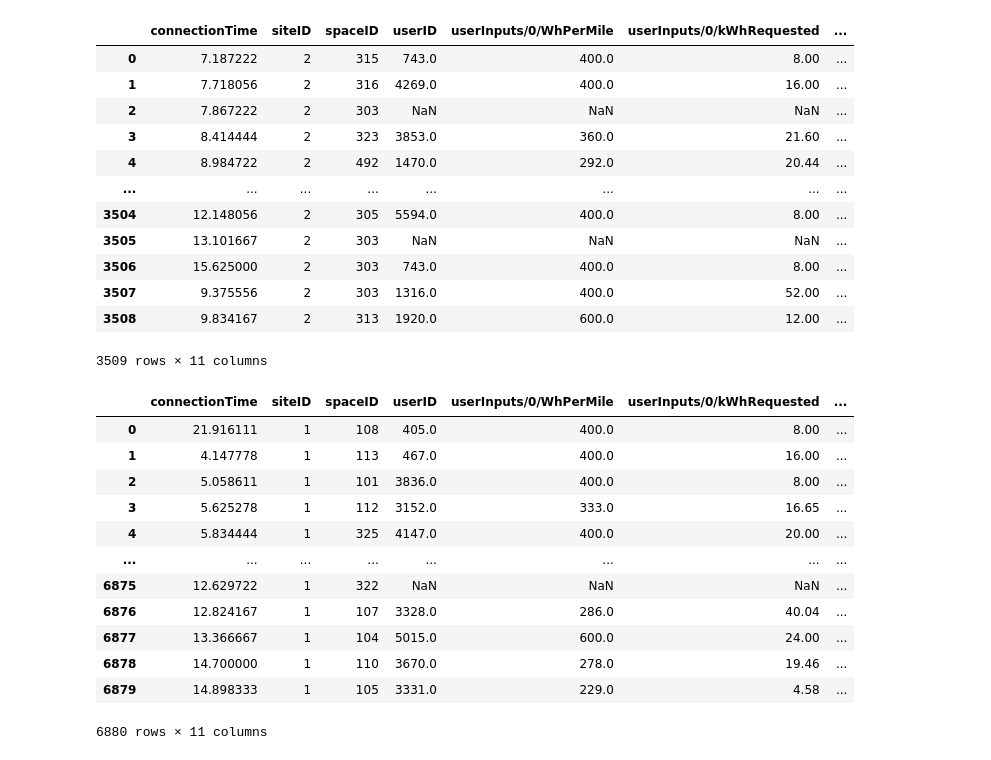
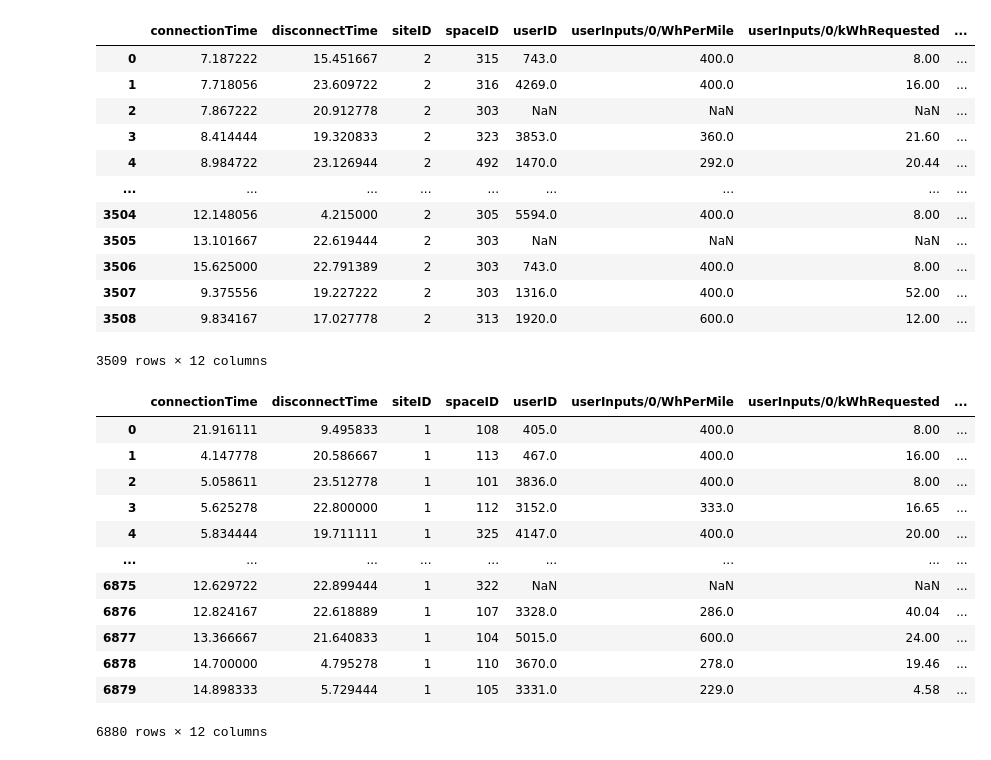
Before and after one commit to ThijsD-02/Machine-Learning-AI-Assignment-ME44312, a Jupyter notebook: regression and neural network notebook.ipynb, the cells around one changed output. Saved outputs shown, nothing was run; the diff lists cells and outputs as text; code cells hidden in the pictures.

```diff
--- a/regression and neural network notebook.ipynb
+++ b/regression and neural network notebook.ipynb
@@ -4,60 +4,61 @@ import pytz
 
 data = pd.read_csv("Data/acndata_sessions 2019_11 till 2020_5 caltech.csv")
 data.shape[1]
-df = data.drop(data.columns[20:93], axis=1)
-df = df.drop(df.columns[[0,1,3,4,5,6]], axis = 1)
-df = df.drop(df.columns[[4,13]], axis = 1)
-df = df.drop(df.columns[[3]], axis = 1)
+df = data.drop(data.columns[19:93], axis=1)
+df = df.drop(df.columns[[0,1,4,5,6,9,10]], axis = 1)
 
 # Define time zones
 gmt_tz = pytz.timezone("GMT")  # UTC/GMT
 pacific_tz = pytz.timezone("America/Los_Angeles")  # PST/PDT
 
 # Convert relevant datetime columns
 time_columns = ["connectionTime", "userInputs/0/modifiedAt", "userInputs/0/requestedDeparture"]  # Adjust based on your dataset
 
 for col in time_columns:
     df[col] = pd.to_datetime(df[col], errors="coerce")  # Convert to datetime
     df[col] = df[col].dt.tz_localize(gmt_tz, ambiguous="NaT", nonexistent="NaT")  # Assign GMT
     df[col] = df[col].dt.tz_convert(pacific_tz)  # Convert to PST/PDT
 
 df['connectionTime'] = pd.to_datetime(df['connectionTime'])
 df['connectionTime'] = df['connectionTime'].dt.hour + df['connectionTime'].dt.minute / 60 + df['connectionTime'].dt.second / 3600
 
 df["userInputs/0/modifiedAt"] = pd.to_datetime(df['userInputs/0/modifiedAt'])
 df["userInputs/0/modifiedAt"] = df['userInputs/0/modifiedAt'].dt.hour + df['userInputs/0/modifiedAt'].dt.minute / 60 + df['userInputs/0/modifiedAt'].dt.second / 3600
 
 df['userInputs/0/requestedDeparture'] = pd.to_datetime(df['userInputs/0/requestedDeparture'])
 df['userInputs/0/requestedDeparture'] = df['userInputs/0/requestedDeparture'].dt.hour + df['userInputs/0/requestedDeparture'].dt.minute / 60 + df['userInputs/0/requestedDeparture'].dt.second / 3600
 
+df['disconnectTime'] = pd.to_datetime(df['disconnectTime'])
+df['disconnectTime'] = df['disconnectTime'].dt.hour + df['disconnectTime'].dt.minute / 60 + df['disconnectTime'].dt.second / 3600
+
 df['userInputs/0/paymentRequired'] = df['userInputs/0/paymentRequired'].replace({True: 1, False: 0})
 
 df['spaceID'] = df['spaceID'].str.replace('CA-', '')
 
 df = df.apply(pd.to_numeric, errors='coerce')
 display(df)
+
+df.to_csv('caltech_clean')
 # %% [output]
-|  | connectionTime | siteID | spaceID | userID | userInputs/0/WhPerMile | userInputs/0/kWhRequested | ... |
-| 0 | 7.187222 | 2 | 315 | 743.0 | 400.0 | 8.00 | ... |
-| 1 | 7.718056 | 2 | 316 | 4269.0 | 400.0 | 16.00 | ... |
-| 2 | 7.867222 | 2 | 303 | NaN | NaN | NaN | ... |
-| 3 | 8.414444 | 2 | 323 | 3853.0 | 360.0 | 21.60 | ... |
-| 4 | 8.984722 | 2 | 492 | 1470.0 | 292.0 | 20.44 | ... |
-| ... | ... | ... | ... | ... | ... | ... | ... |
-| 3504 | 12.148056 | 2 | 305 | 5594.0 | 400.0 | 8.00 | ... |
-| 3505 | 13.101667 | 2 | 303 | NaN | NaN | NaN | ... |
-| 3506 | 15.625000 | 2 | 303 | 743.0 | 400.0 | 8.00 | ... |
-| 3507 | 9.375556 | 2 | 303 | 1316.0 | 400.0 | 52.00 | ... |
-| 3508 | 9.834167 | 2 | 313 | 1920.0 | 600.0 | 12.00 | ... |
+|  | connectionTime | disconnectTime | siteID | spaceID | userID | userInputs/0/WhPerMile | userInputs/0/kWhRequested | ... |
+| 0 | 7.187222 | 15.451667 | 2 | 315 | 743.0 | 400.0 | 8.00 | ... |
+| 1 | 7.718056 | 23.609722 | 2 | 316 | 4269.0 | 400.0 | 16.00 | ... |
+| 2 | 7.867222 | 20.912778 | 2 | 303 | NaN | NaN | NaN | ... |
+| 3 | 8.414444 | 19.320833 | 2 | 323 | 3853.0 | 360.0 | 21.60 | ... |
+| 4 | 8.984722 | 23.126944 | 2 | 492 | 1470.0 | 292.0 | 20.44 | ... |
+| ... | ... | ... | ... | ... | ... | ... | ... | ... |
+| 3504 | 12.148056 | 4.215000 | 2 | 305 | 5594.0 | 400.0 | 8.00 | ... |
+| 3505 | 13.101667 | 22.619444 | 2 | 303 | NaN | NaN | NaN | ... |
+| 3506 | 15.625000 | 22.791389 | 2 | 303 | 743.0 | 400.0 | 8.00 | ... |
+| 3507 | 9.375556 | 19.227222 | 2 | 303 | 1316.0 | 400.0 | 52.00 | ... |
+| 3508 | 9.834167 | 17.027778 | 2 | 313 | 1920.0 | 600.0 | 12.00 | ... |
-3509 rows × 11 columns
+3509 rows × 12 columns
 # %%
 data = pd.read_csv("Data/acndata_sessions 2019_11 till 2020_5 jpl.csv")
 #display(data)
 data.shape[1]
-df = data.drop(data.columns[20:189], axis=1)
-df = df.drop(df.columns[[0,1,3,4,5,6]], axis = 1)
-df = df.drop(df.columns[[4,13]], axis = 1)
-df = df.drop(df.columns[[3]], axis = 1)
+df = data.drop(data.columns[19:189], axis=1)
+df = df.drop(df.columns[[0,1,4,5,6,9,10]], axis = 1)
 
 # Define time zones
 gmt_tz = pytz.timezone("GMT")  # UTC/GMT
@@ -80,6 +81,9 @@ df["userInputs/0/modifiedAt"] = df['userInputs/0/modifiedAt'].dt.hour + df['user
 df['userInputs/0/requestedDeparture'] = pd.to_datetime(df['userInputs/0/requestedDeparture'])
 df['userInputs/0/requestedDeparture'] = df['userInputs/0/requestedDeparture'].dt.hour + df['userInputs/0/requestedDeparture'].dt.minute / 60 + df['userInputs/0/requestedDeparture'].dt.second / 3600
 
+df['disconnectTime'] = pd.to_datetime(df['disconnectTime'])
+df['disconnectTime'] = df['disconnectTime'].dt.hour + df['disconnectTime'].dt.minute / 60 + df['disconnectTime'].dt.second / 3600
+
 df['userInputs/0/paymentRequired'] = df['userInputs/0/paymentRequired'].replace({True: 1, False: 0})
 
 df['spaceID'] = df['spaceID'].str.replace('AG-', '')
@@ -88,19 +92,19 @@ df['spaceID'] = df['spaceID'].str.replace('F', '')
 df = df.apply(pd.to_numeric, errors='coerce')
 display(df)
 # %% [output]
-|  | connectionTime | siteID | spaceID | userID | userInputs/0/WhPerMile | userInputs/0/kWhRequested | ... |
-| 0 | 21.916111 | 1 | 108 | 405.0 | 400.0 | 8.00 | ... |
-| 1 | 4.147778 | 1 | 113 | 467.0 | 400.0 | 16.00 | ... |
-| 2 | 5.058611 | 1 | 101 | 3836.0 | 400.0 | 8.00 | ... |
-| 3 | 5.625278 | 1 | 112 | 3152.0 | 333.0 | 16.65 | ... |
-| 4 | 5.834444 | 1 | 325 | 4147.0 | 400.0 | 20.00 | ... |
-| ... | ... | ... | ... | ... | ... | ... | ... |
-| 6875 | 12.629722 | 1 | 322 | NaN | NaN | NaN | ... |
-| 6876 | 12.824167 | 1 | 107 | 3328.0 | 286.0 | 40.04 | ... |
-| 6877 | 13.366667 | 1 | 104 | 5015.0 | 600.0 | 24.00 | ... |
-| 6878 | 14.700000 | 1 | 110 | 3670.0 | 278.0 | 19.46 | ... |
-| 6879 | 14.898333 | 1 | 105 | 3331.0 | 229.0 | 4.58 | ... |
+|  | connectionTime | disconnectTime | siteID | spaceID | userID | userInputs/0/WhPerMile | userInputs/0/kWhRequested | ... |
+| 0 | 21.916111 | 9.495833 | 1 | 108 | 405.0 | 400.0 | 8.00 | ... |
+| 1 | 4.147778 | 20.586667 | 1 | 113 | 467.0 | 400.0 | 16.00 | ... |
+| 2 | 5.058611 | 23.512778 | 1 | 101 | 3836.0 | 400.0 | 8.00 | ... |
+| 3 | 5.625278 | 22.800000 | 1 | 112 | 3152.0 | 333.0 | 16.65 | ... |
+| 4 | 5.834444 | 19.711111 | 1 | 325 | 4147.0 | 400.0 | 20.00 | ... |
+| ... | ... | ... | ... | ... | ... | ... | ... | ... |
+| 6875 | 12.629722 | 22.899444 | 1 | 322 | NaN | NaN | NaN | ... |
+| 6876 | 12.824167 | 22.618889 | 1 | 107 | 3328.0 | 286.0 | 40.04 | ... |
+| 6877 | 13.366667 | 21.640833 | 1 | 104 | 5015.0 | 600.0 | 24.00 | ... |
+| 6878 | 14.700000 | 4.795278 | 1 | 110 | 3670.0 | 278.0 | 19.46 | ... |
+| 6879 | 14.898333 | 5.729444 | 1 | 105 | 3331.0 | 229.0 | 4.58 | ... |
-6880 rows × 11 columns
+6880 rows × 12 columns
 # %%
 data = pd.read_csv("Data/acndata_sessions 2019_11 till 2020_5 office1.csv")
 
```
Also changed, not shown: parts of 1 cell of this notebook.
